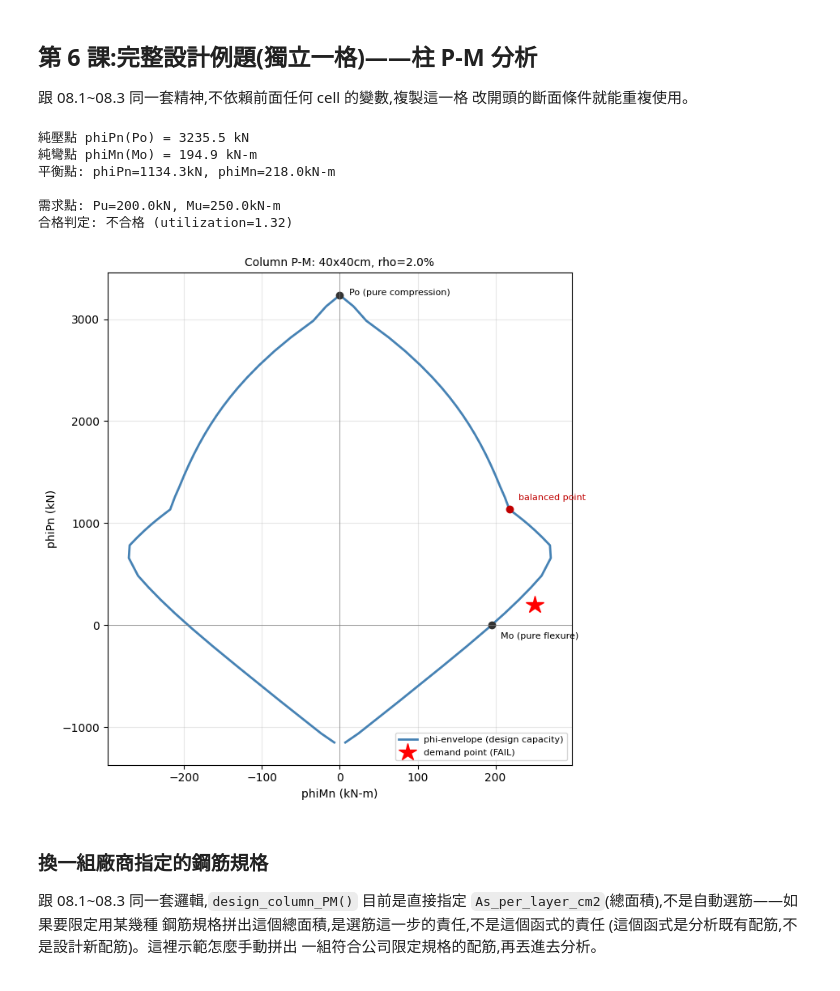
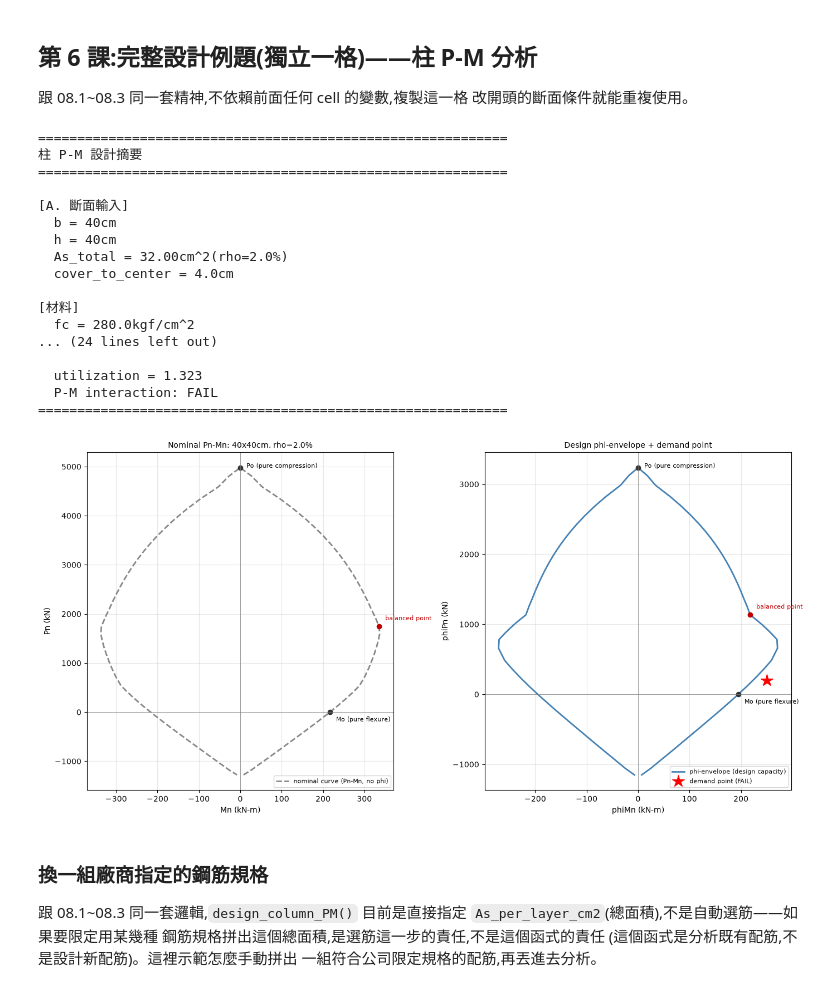
Before and after one commit to zhixiu0223/taiwan-seismic-code-calc, a Jupyter notebook: notebooks/case08_4_column_PM_design.ipynb, the cells around one changed output. Cells and saved outputs as stored; diff of their text form; code cells hidden in the pictures.

```diff
--- a/notebooks/case08_4_column_PM_design.ipynb
+++ b/notebooks/case08_4_column_PM_design.ipynb
@@ -248,53 +321,66 @@ import matplotlib.pyplot as plt
 if not os.path.exists('rc_design.py'):
     !wget -q https://raw.githubusercontent.com/zhixiu0223/taiwan-seismic-code-calc/main/rc_design.py
 
-from rc_design import design_column_PM, draw_PM_interaction
+from rc_design import design_column_PM, draw_PM_interaction, draw_PM_nominal, print_column_PM_summary
 
 # ---------- 題目條件（你可以改這些數字）----------
 b_cm      = 40.0       # 斷面寬 (cm)
 h_cm      = 40.0       # 斷面高 (cm)
 cover_to_center_cm = 4.0
 n_layers  = 3
 fc        = 280.0
 fy        = 4200.0
 Es        = 2.0e6
 rho       = 0.02       # 縱向鋼筋比(這裡示範用固定配筋率反推面積, 也可以直接指定總面積)
 spiral    = False      # False=橫箍柱, True=螺箍柱(壓力控制phi下限0.75, 不是0.65)
 
 Pu_kNm    = 200.0       # 設計軸力需求 (kN)  <- 需求
 Mu_kNm    = 250.0       # 設計彎矩需求 (kN-m) <- 需求
 
 # ---------- 執行分析 ----------
 As_total = rho*b_cm*h_cm
 As_bar = As_total/8
 As_layers = [3*As_bar, 2*As_bar, 3*As_bar]   # 3+2+3根對稱配置(跟case06同一種排法)
 
 r = design_column_PM(
     b_cm=b_cm, h_cm=h_cm, As_per_layer_cm2=As_layers,
     cover_to_center_cm=cover_to_center_cm, n_layers=n_layers,
     fc=fc, fy=fy, Es=Es, spiral=spiral,
     Pu_kN=Pu_kNm, Mu_kNm=Mu_kNm
 )
 
-print(f"純壓點 phiPn(Po) = {r['Po_phiPn']:.1f} kN")
-print(f"純彎點 phiMn(Mo) = {r['Mo_phiMn']:.1f} kN-m")
-print(f"平衡點: phiPn={r['balanced']['phiPn']:.1f}kN, phiMn={r['balanced']['phiMn']:.1f}kN-m")
-print()
-print(f"需求點: Pu={Pu_kNm}kN, Mu={Mu_kNm}kN-m")
-print(f"合格判定: {'合格' if r['within_envelope'] else '不合格'} (utilization={r['utilization']:.2f})")
+# ---------- 標準化摘要輸出(A~D區塊, 逐項可手算核對) ----------
+print_column_PM_summary(r,
+    geometry=dict(b=f"{b_cm:.0f}cm", h=f"{h_cm:.0f}cm",
+                  As_total=f"{As_total:.2f}cm^2(rho={rho:.1%})",
+                  cover_to_center=f"{cover_to_center_cm}cm"),
+    material=dict(fc=f"{fc}kgf/cm^2", fy=f"{fy}kgf/cm^2", Es=f"{Es:.1e}kgf/cm^2"))
 
-fig, ax = plt.subplots(figsize=(7, 7))
-draw_PM_interaction(r, title=f"Column P-M: {b_cm:.0f}x{h_cm:.0f}cm, rho={rho:.1%}", ax=ax)
+# ---------- 畫圖: 標稱曲線 + 設計曲線(含需求點) ----------
+fig, axes = plt.subplots(1, 2, figsize=(14, 7))
+draw_PM_nominal(r, title=f"Nominal Pn-Mn: {b_cm:.0f}x{h_cm:.0f}cm, rho={rho:.1%}", ax=axes[0])
+draw_PM_interaction(r, title=f"Design phi-envelope + demand point", ax=axes[1])
 plt.tight_layout()
 plt.show()
 # %% [output]
-純壓點 phiPn(Po) = 3235.5 kN
-純彎點 phiMn(Mo) = 194.9 kN-m
-平衡點: phiPn=1134.3kN, phiMn=218.0kN-m
+============================================================
+柱 P-M 設計摘要
+============================================================
 
-需求點: Pu=200.0kN, Mu=250.0kN-m
-合格判定: 不合格 (utilization=1.32)
+[A. 斷面輸入]
+  b = 40cm
+  h = 40cm
+  As_total = 32.00cm^2(rho=2.0%)
+  cover_to_center = 4.0cm
+
+[材料]
+  fc = 280.0kgf/cm^2
+... (24 lines left out)
+
+  utilization = 1.323
+  P-M interaction: FAIL
+============================================================
-[figure, old version]
+[figure, new version]
 # %% [markdown]
 ### 換一組廠商指定的鋼筋規格
 
```
Also changed, not shown: parts of 8 cells of this notebook, 2 other files.
